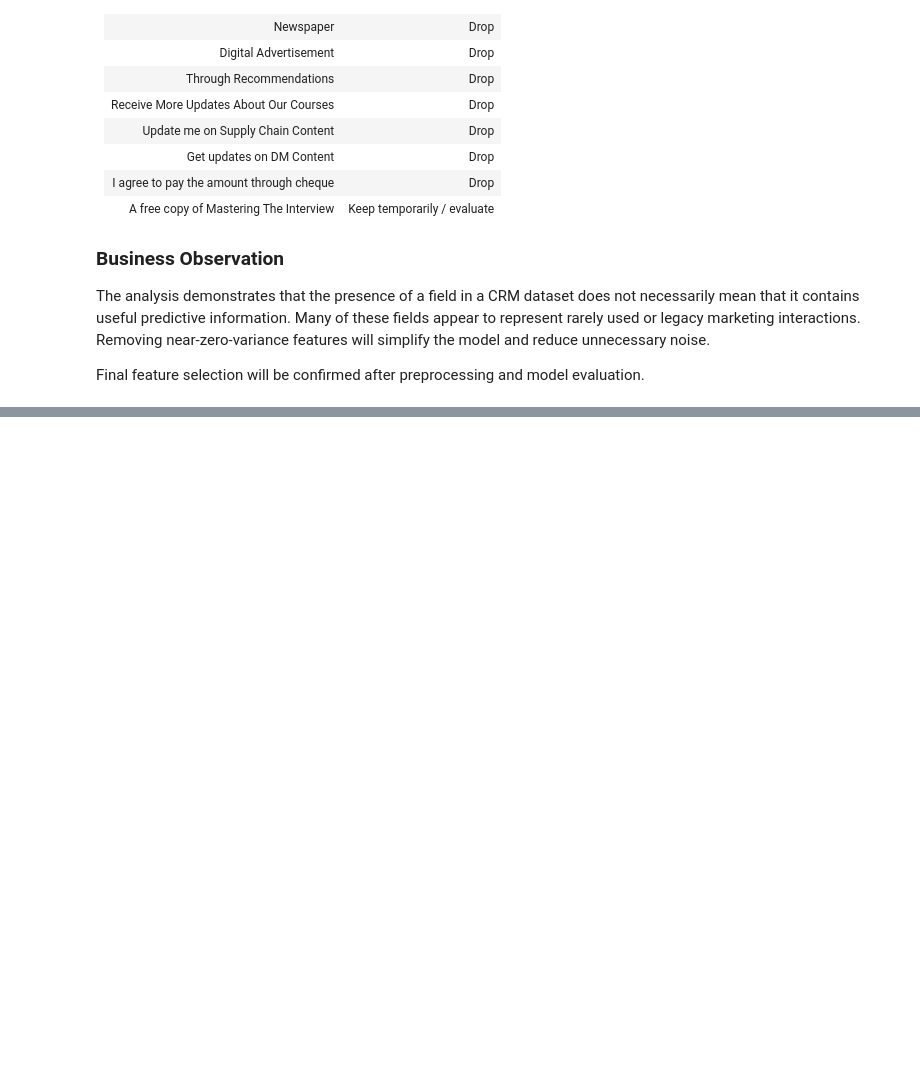
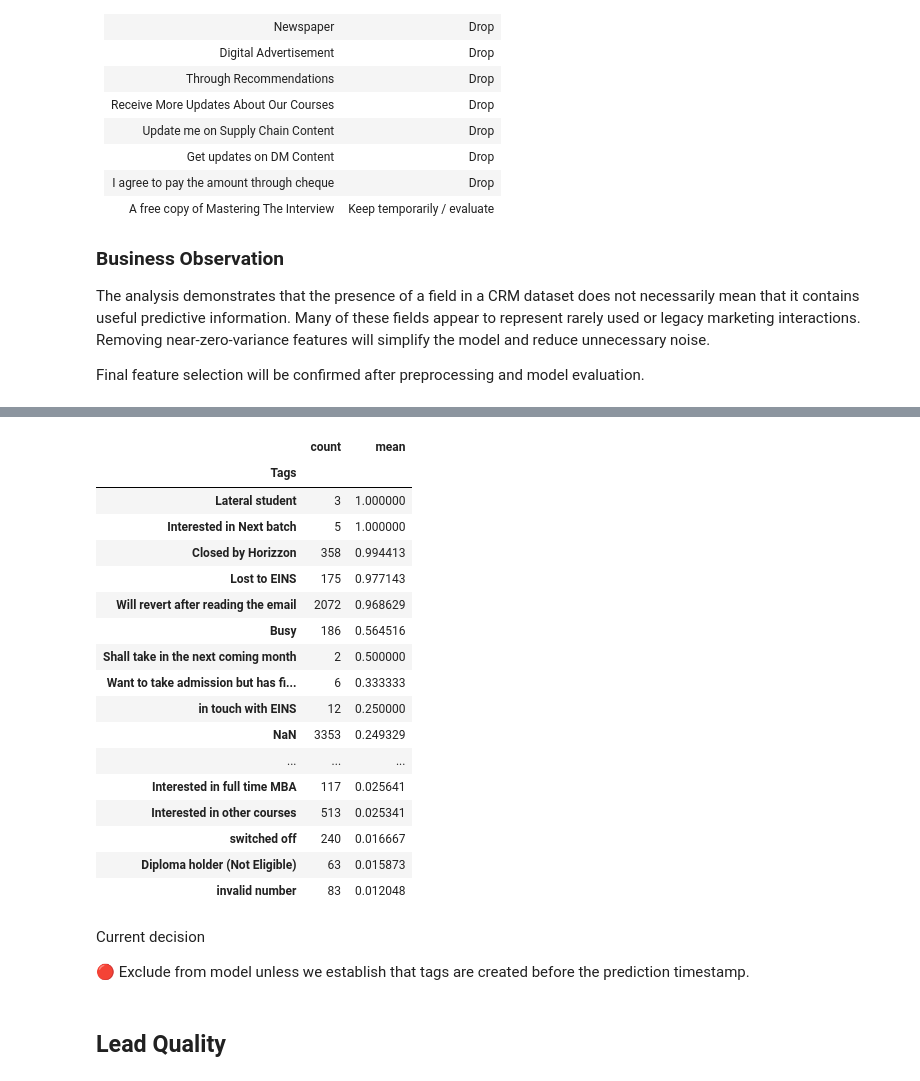
Before and after one commit to mohsinshafait/ai-lead-scoring, a Jupyter notebook: notebooks/01_data_understanding.ipynb, the cells around one changed output, grey strips where cells are left out. Drawn from its saved outputs; the diff is of its cells as text; code cells hidden in the pictures; blank space fills up the shorter version.

```diff
--- a/notebooks/01_data_understanding.ipynb
+++ b/notebooks/01_data_understanding.ipynb
@@ -758,0 +782,30 @@ Final feature selection will be confirmed after preprocessing and model evaluati
+# %%
+# Tags vs Conversion
+df.groupby("Tags", dropna=False)["Converted"].agg(
+    ["count", "mean"]
+).sort_values("mean", ascending=False).head(20)
+# %% [output]
+|  | count | mean |
+| Tags |  |  |
+| Lateral student | 3 | 1.000000 |
+| Interested in Next batch | 5 | 1.000000 |
+| Closed by Horizzon | 358 | 0.994413 |
+| Lost to EINS | 175 | 0.977143 |
+| Will revert after reading the email | 2072 | 0.968629 |
+| Busy | 186 | 0.564516 |
+| Shall take in the next coming month | 2 | 0.500000 |
+| Want to take admission but has fi... | 6 | 0.333333 |
+| in touch with EINS | 12 | 0.250000 |
+| NaN | 3353 | 0.249329 |
+| ... | ... | ... |
+| Interested in full time MBA | 117 | 0.025641 |
+| Interested in other courses | 513 | 0.025341 |
+| switched off | 240 | 0.016667 |
+| Diploma holder (Not Eligible) | 63 | 0.015873 |
+| invalid number | 83 | 0.012048 |
+# %% [markdown]
+Current decision
+
+🔴 Exclude from model unless we establish that tags are created before the prediction timestamp.
+# %% [markdown]
+## Lead Quality
```
Also changed, not shown: parts of 22 cells of this notebook.
